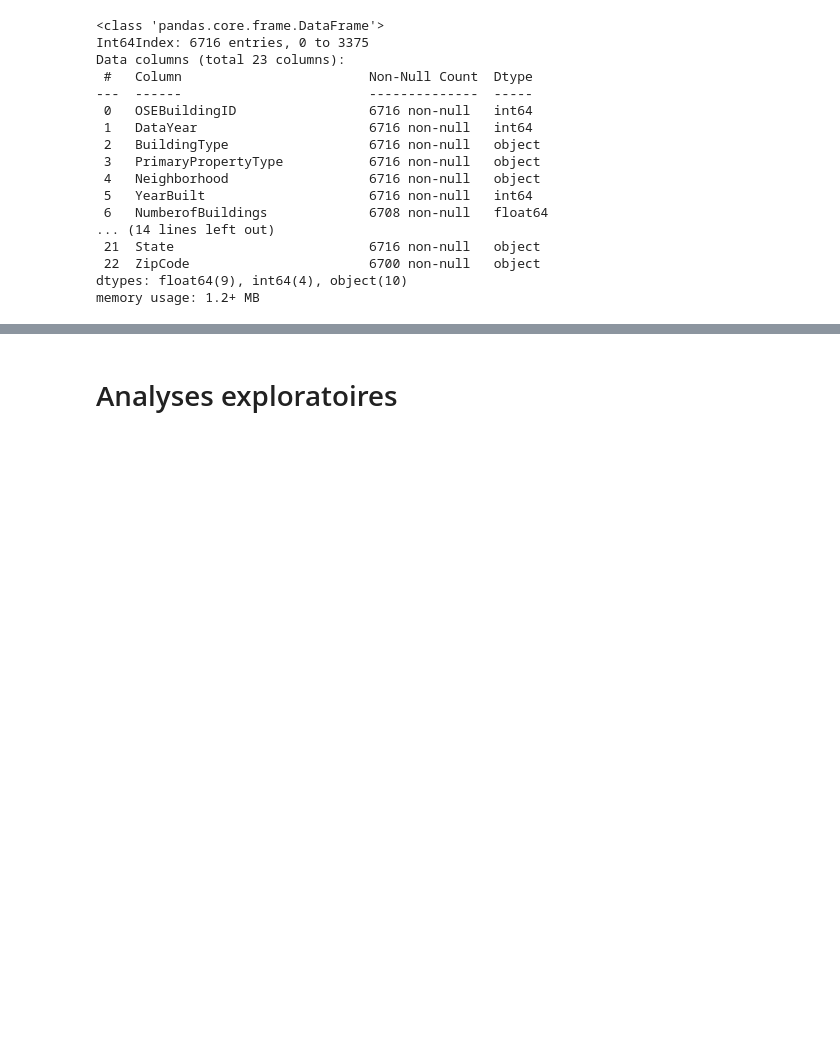
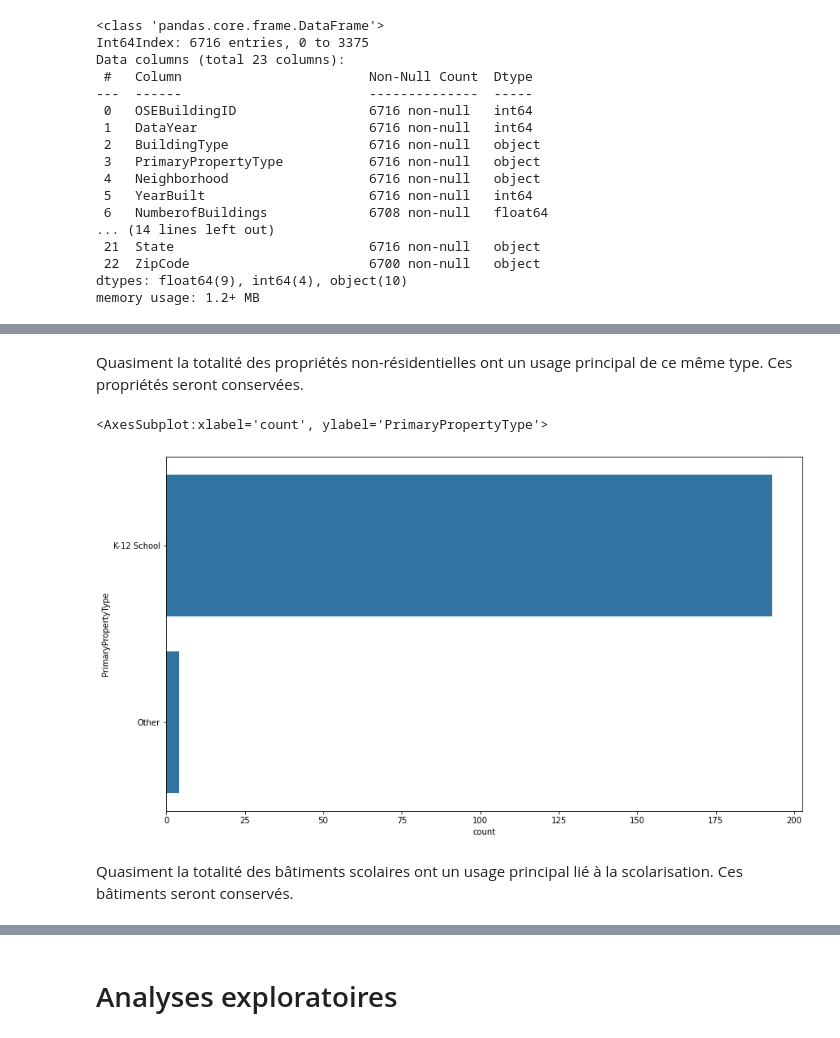
Before and after one commit to sebastienbourgeois/oc-p4-anticiper-besoin-consommation-batiments, a Jupyter notebook: Pelec_01_notebook.ipynb, the cells around one changed output, grey strips where cells are left out. Drawn from its saved outputs; the diff is of its cells as text; code cells hidden in the pictures; blank space fills up the shorter version.

```diff
--- a/Pelec_01_notebook.ipynb
+++ b/Pelec_01_notebook.ipynb
@@ -317,0 +554,12 @@ memory usage: 1.2+ MB
+# %% [markdown]
+Quasiment la totalité des propriétés non-résidentielles ont un usage principal de ce même type. Ces propriétés seront conservées.
+# %%
+data_filtre = batiments_data[(batiments_data["BuildingType"] == "SPS-District K-12")]
+plt.rcParams["figure.figsize"] = (14, 8)
+sns.countplot(y="PrimaryPropertyType", color='tab:blue', data=data_filtre,
+              order=data_filtre.PrimaryPropertyType.value_counts().index)
+# %% [output]
+<AxesSubplot:xlabel='count', ylabel='PrimaryPropertyType'>
+[figure, added]
+# %% [markdown]
+Quasiment la totalité des bâtiments scolaires ont un usage principal lié à la scolarisation. Ces bâtiments seront conservés.
```
Also changed, not shown: parts of 49 cells of this notebook.
